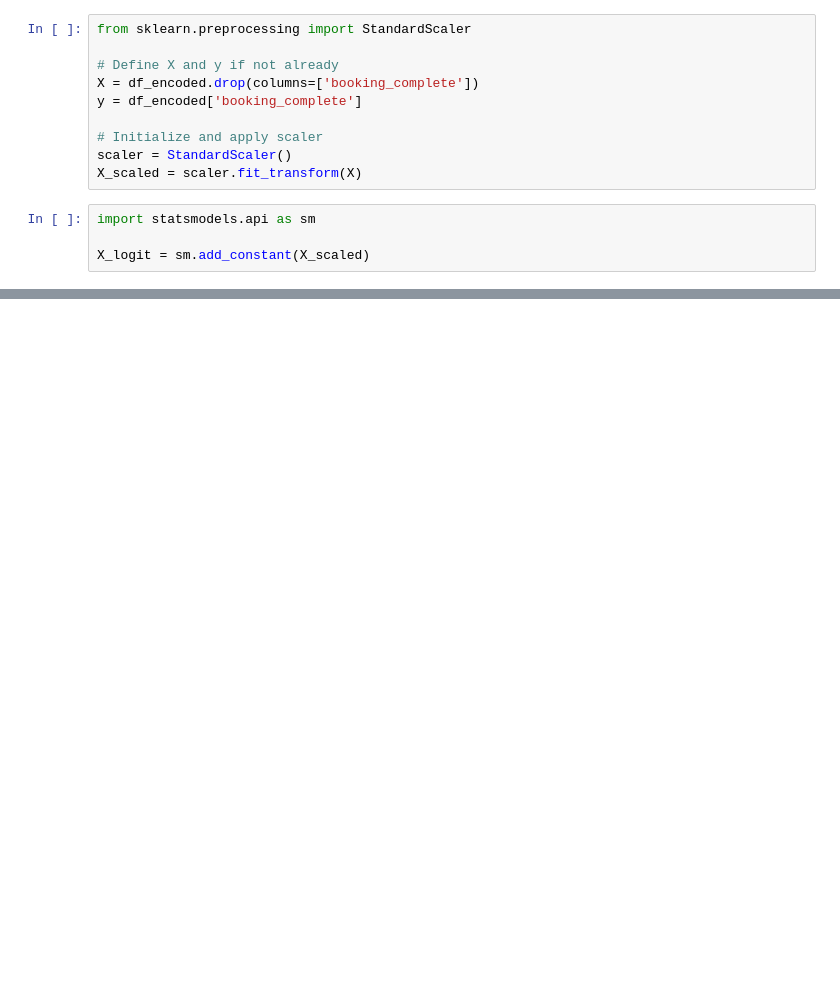
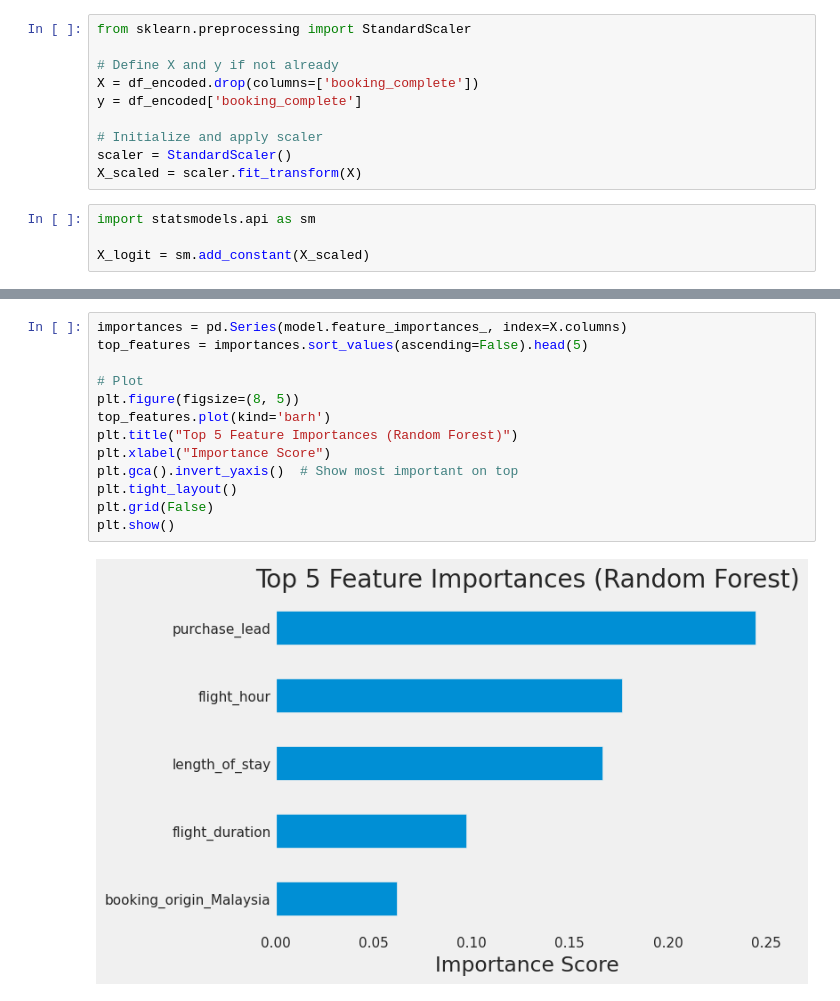
Before and after one commit to JzesatiD/british_airlines_dataproj, a Jupyter notebook: BA_ML.ipynb, the cells around one changed output, grey strips where cells are left out. Saved outputs shown, nothing was run; the diff lists cells and outputs as text; blank space fills up the shorter version.

```diff
--- a/BA_ML.ipynb
+++ b/BA_ML.ipynb
@@ -578,0 +618,15 @@ coef_summary.sort_values('P-value', inplace=True)
+# %%
+importances = pd.Series(model.feature_importances_, index=X.columns)
+top_features = importances.sort_values(ascending=False).head(5)
+
+# Plot
+plt.figure(figsize=(8, 5))
+top_features.plot(kind='barh')
+plt.title("Top 5 Feature Importances (Random Forest)")
+plt.xlabel("Importance Score")
+plt.gca().invert_yaxis()  # Show most important on top
+plt.tight_layout()
+plt.grid(False)
+plt.show()
+# %% [output]
+[figure, added]
```
Also changed, not shown: parts of 9 cells of this notebook.
